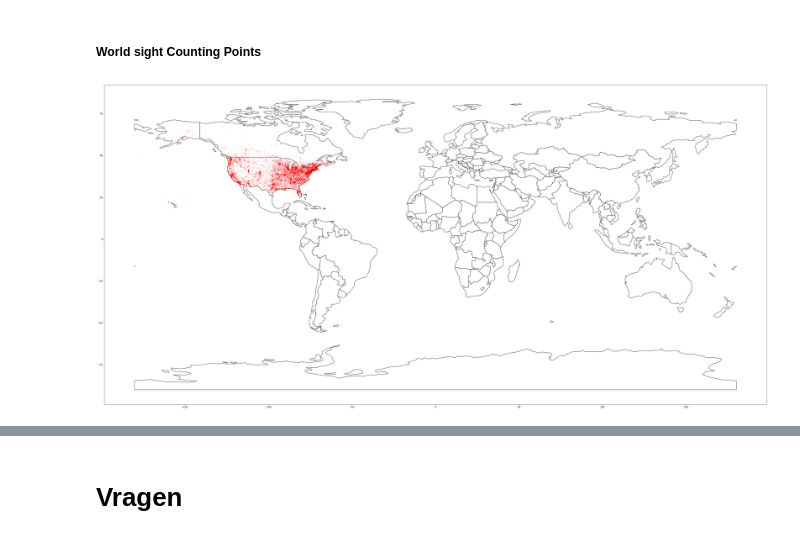
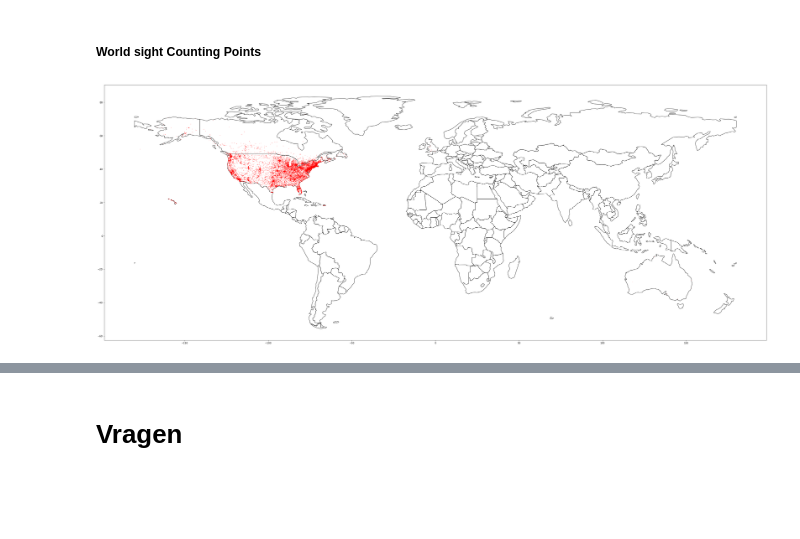
Before and after one commit to GameModes/CasusOpdrachtPG3, a Jupyter notebook: ufo_cm.ipynb, the cells around one changed output, grey strips where cells are left out. Saved outputs shown, nothing was run; the diff lists cells and outputs as text; code cells hidden in the pictures; blank space fills up the shorter version.

```diff
--- a/ufo_cm.ipynb
+++ b/ufo_cm.ipynb
@@ -244,10 +248,11 @@ for idx, row in merged.iterrows():
 # %%
 gdf = geopandas.GeoDataFrame(
     default_coordinates_information, geometry=geopandas.points_from_xy(default_ufo_information.longitude, default_ufo_information.latitude))
 
 world = geopandas.read_file(geopandas.datasets.get_path('naturalearth_lowres'))
+world = world[(world.pop_est>0) & (world.name!="Antarctica")]
 base = world.plot(color='white', edgecolor='black')
 
 gdf.plot(ax=base, marker='*', color='red', markersize=0.1);
 # %% [output]
-[figure, old version]
+[figure, new version]
```
Also changed, not shown: parts of 8 cells of this notebook.
